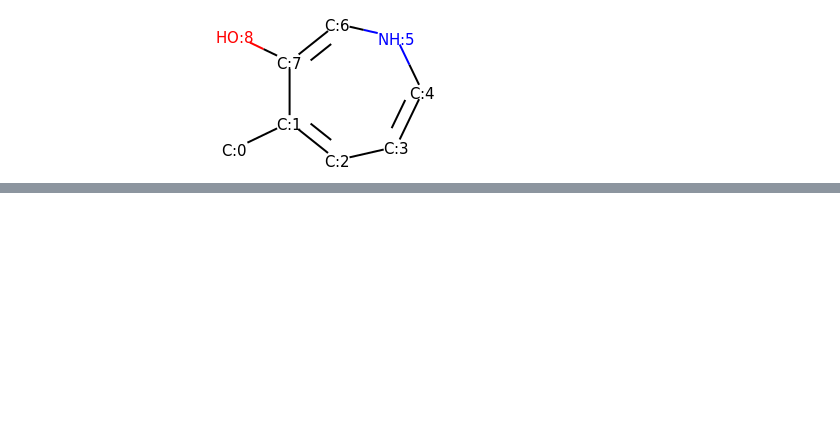
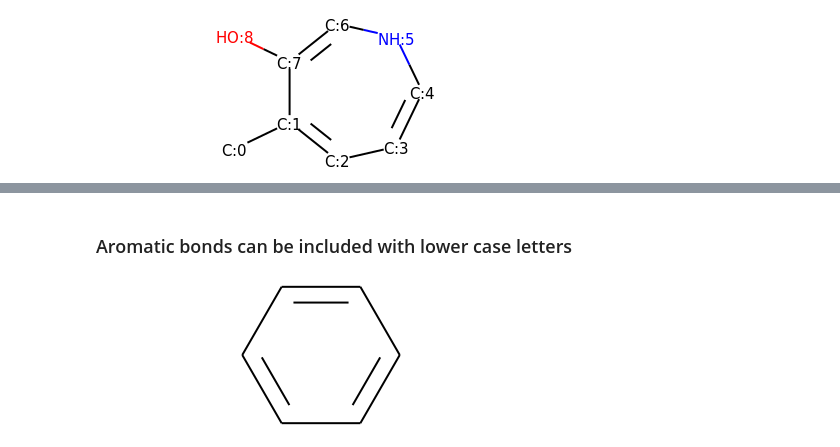
Before and after one commit to jidfiilippo/curso_dd, a Jupyter notebook: Hands_on_Jueves.ipynb, the cells around one changed output, grey strips where cells are left out. Saved outputs shown, nothing was run; the diff lists cells and outputs as text; code cells hidden in the pictures; blank space fills up the shorter version.

```diff
--- a/Hands_on_Jueves.ipynb
+++ b/Hands_on_Jueves.ipynb
@@ -108,0 +127,6 @@ m
+# %% [markdown]
+### Aromatic bonds can be included with lower case letters
+# %%
+Chem.MolFromSmiles('c1ccccc1')
+# %% [output]
+[figure, added]
```
Also changed, not shown: parts of 69 cells of this notebook.
